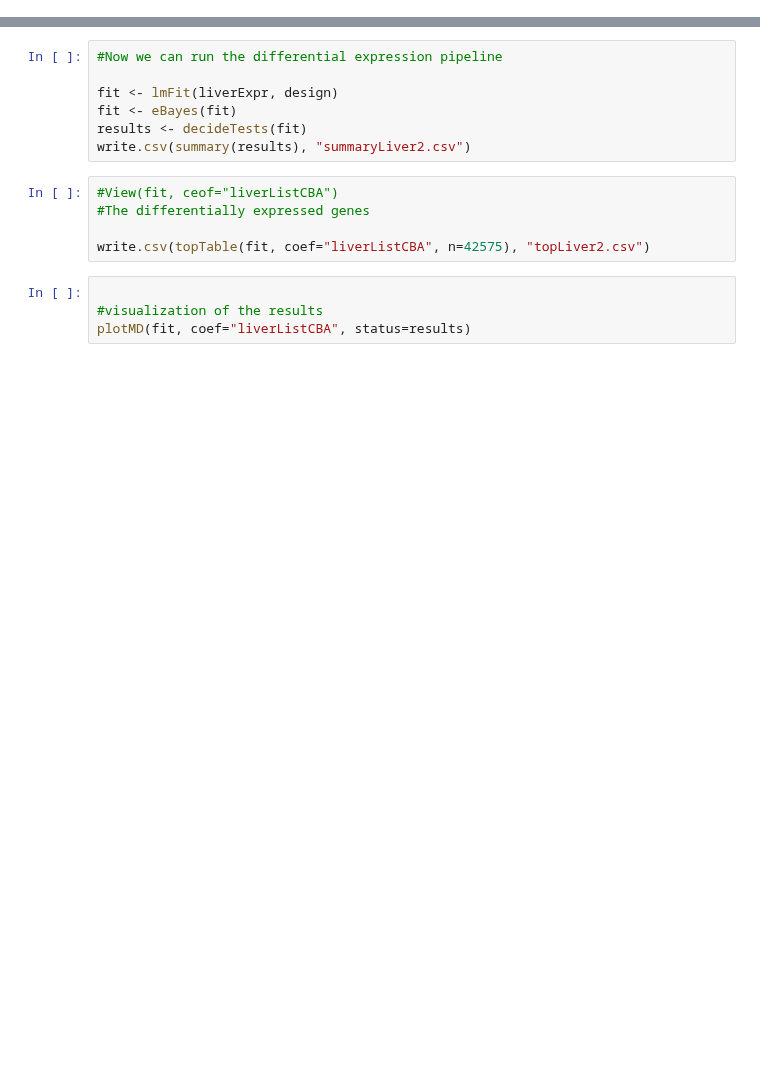
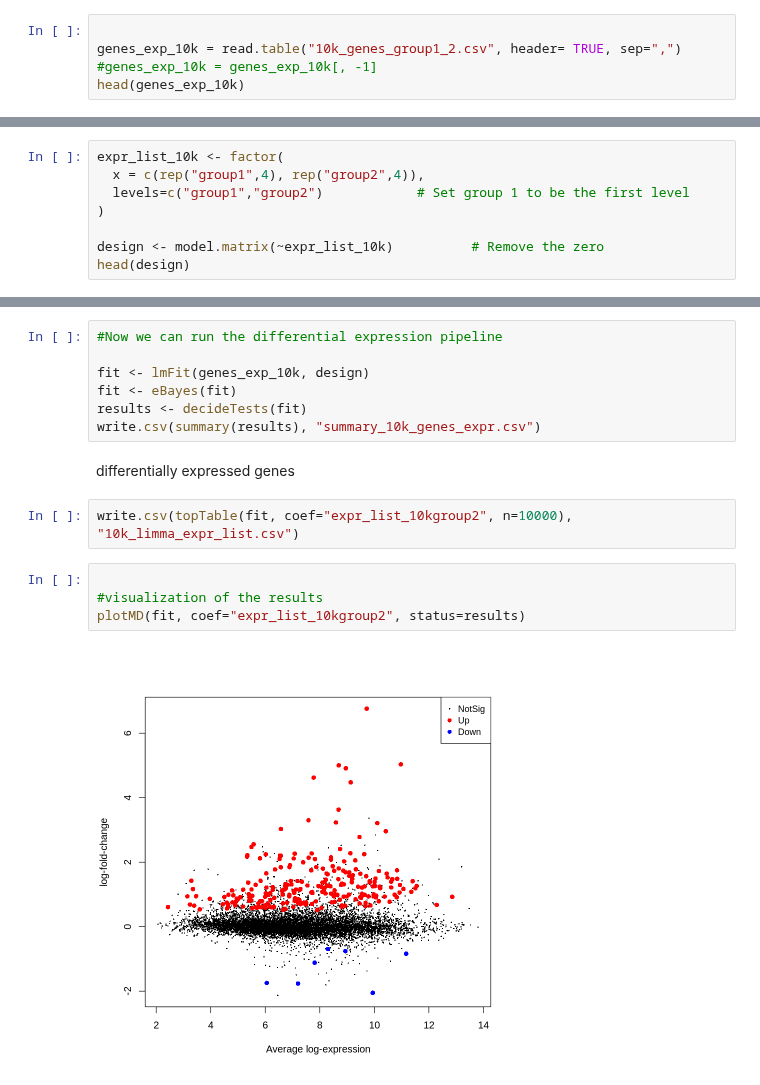
Before and after one commit to almedida/thesis, a Jupyter notebook: limma_ttest_10k.ipynb, the cells around one changed output, grey strips where cells are left out. Saved outputs shown, nothing was run; the diff lists cells and outputs as text; blank space fills up the shorter version.

```diff
--- a/limma_ttest_10k.ipynb
+++ b/limma_ttest_10k.ipynb
@@ -28,0 +40,5 @@ design <- model.matrix(~liverList)          # Remove the zero
+# %%
+
+genes_exp_10k = read.table("10k_genes_group1_2.csv", header= TRUE, sep=",")
+#genes_exp_10k = genes_exp_10k[, -1]
+head(genes_exp_10k)
@@ -28,0 +75,8 @@ design <- model.matrix(~liverList)          # Remove the zero
+# %%
+expr_list_10k <- factor(
+  x = c(rep("group1",4), rep("group2",4)),
+  levels=c("group1","group2")            # Set group 1 to be the first level
+)
+
+design <- model.matrix(~expr_list_10k)          # Remove the zero
+head(design)
@@ -29,16 +92,17 @@ design <- model.matrix(~liverList)          # Remove the zero
 # %%
 #Now we can run the differential expression pipeline
 
-fit <- lmFit(liverExpr, design)
+fit <- lmFit(genes_exp_10k, design)
 fit <- eBayes(fit)
 results <- decideTests(fit)
-write.csv(summary(results), "summaryLiver2.csv")
+write.csv(summary(results), "summary_10k_genes_expr.csv")
-# %%
-#View(fit, ceof="liverListCBA")
-#The differentially expressed genes
-
-write.csv(topTable(fit, coef="liverListCBA", n=42575), "topLiver2.csv")
+# %% [markdown]
+differentially expressed genes
+# %%
+write.csv(topTable(fit, coef="expr_list_10kgroup2", n=10000), "10k_limma_expr_list.csv")
 # %%
 
 #visualization of the results
-plotMD(fit, coef="liverListCBA", status=results)
+plotMD(fit, coef="expr_list_10kgroup2", status=results)
+# %% [output]
+[figure, added]
```
Also changed, not shown: parts of 25 cells of this notebook.
